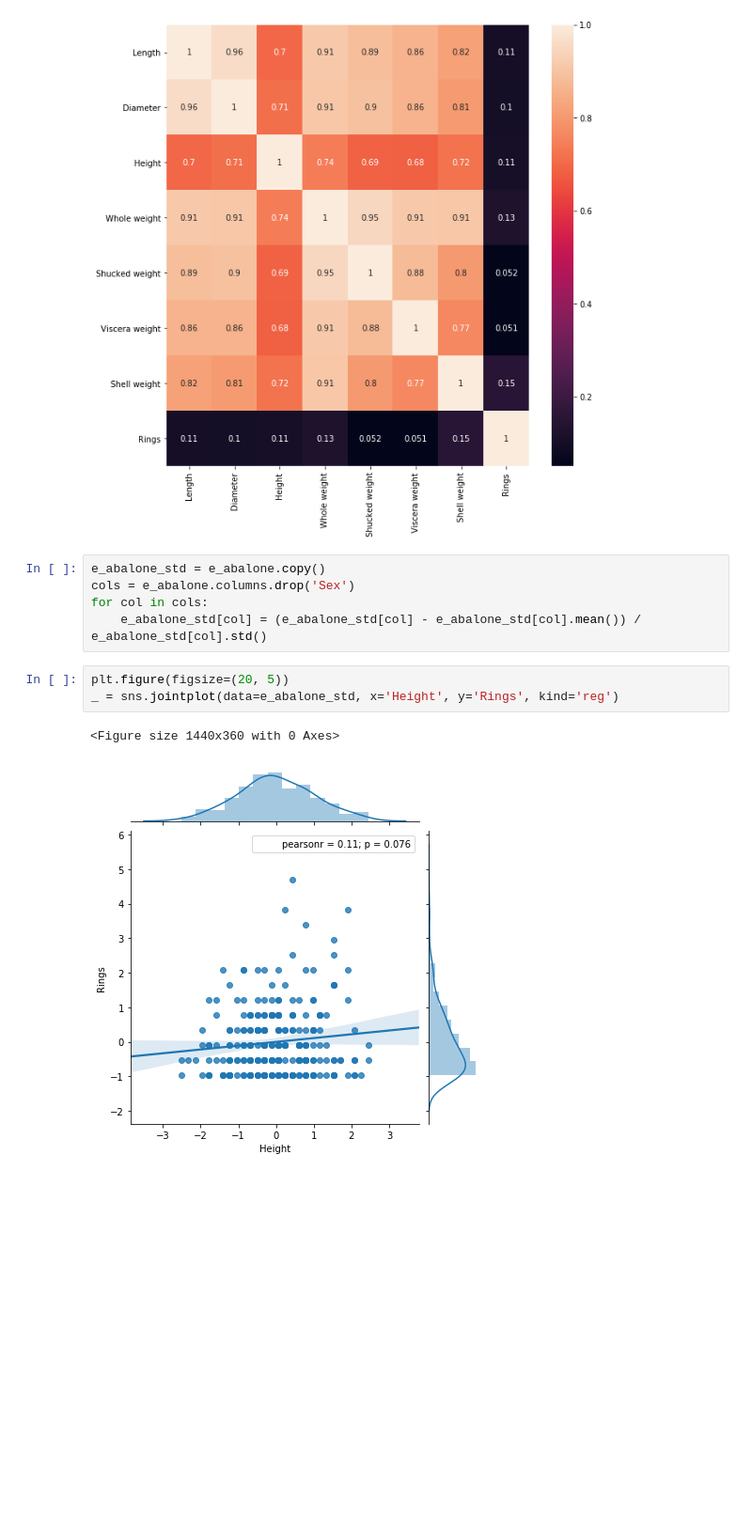
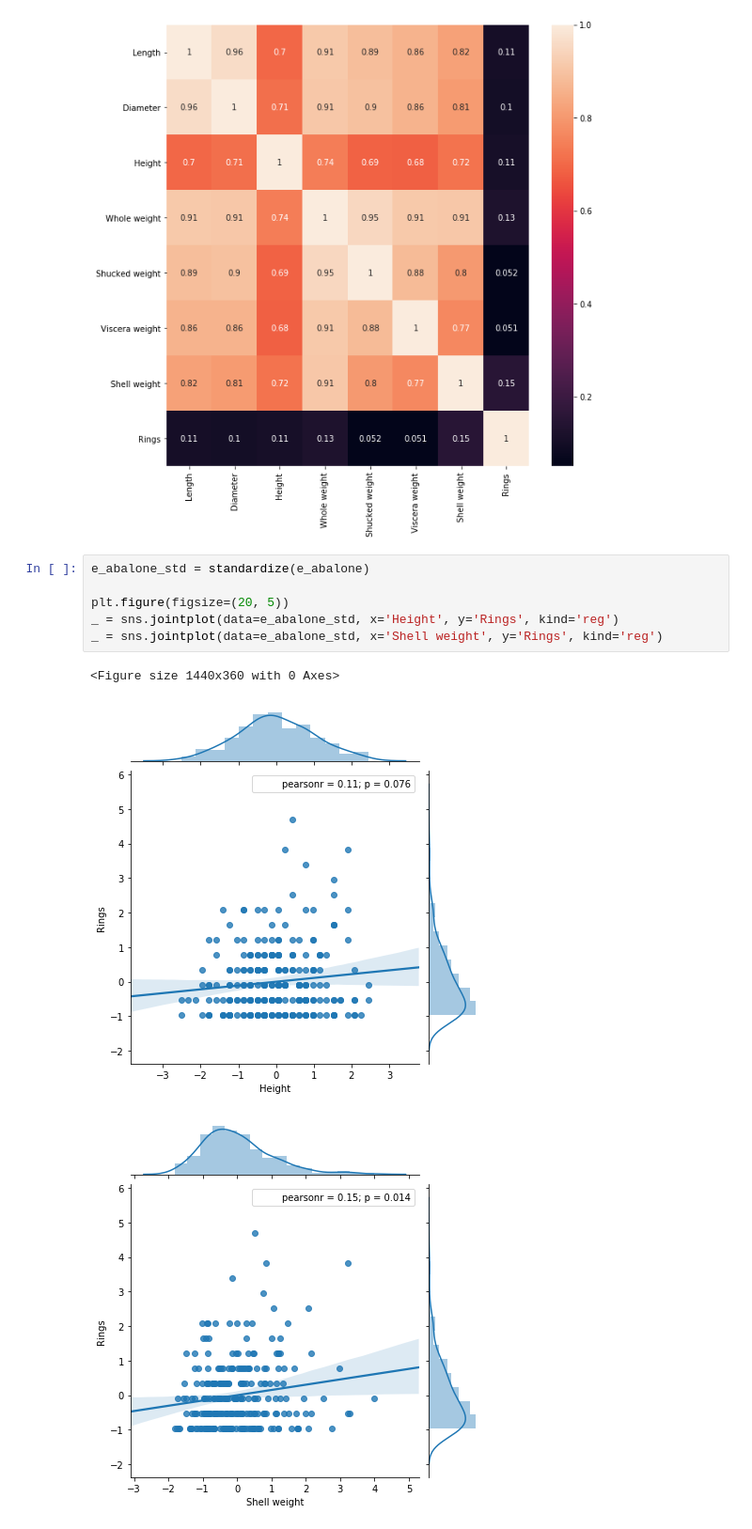
Before and after one commit to rodolfo-mendes/abalone, a Jupyter notebook: exploratory-data-analysis.ipynb, the cells around one changed output. Shown at 94% size. Cells and saved outputs as stored; diff of their text form; blank space fills up the shorter version.

```diff
--- a/exploratory-data-analysis.ipynb
+++ b/exploratory-data-analysis.ipynb
@@ -246,14 +261,13 @@ corr = e_abalone.corr()
 _ = sns.heatmap(corr, annot=True)
 # %% [output]
 [figure]
-# %%
-e_abalone_std = e_abalone.copy()
-cols = e_abalone.columns.drop('Sex')
-for col in cols:
-    e_abalone_std[col] = (e_abalone_std[col] - e_abalone_std[col].mean()) / e_abalone_std[col].std()
 # %%
+e_abalone_std = standardize(e_abalone)
+
 plt.figure(figsize=(20, 5))
 _ = sns.jointplot(data=e_abalone_std, x='Height', y='Rings', kind='reg')
+_ = sns.jointplot(data=e_abalone_std, x='Shell weight', y='Rings', kind='reg')
 # %% [output]
 <Figure size 1440x360 with 0 Axes>
 [figure]
+[figure, added]
```
Also changed, not shown: parts of 25 cells of this notebook.
